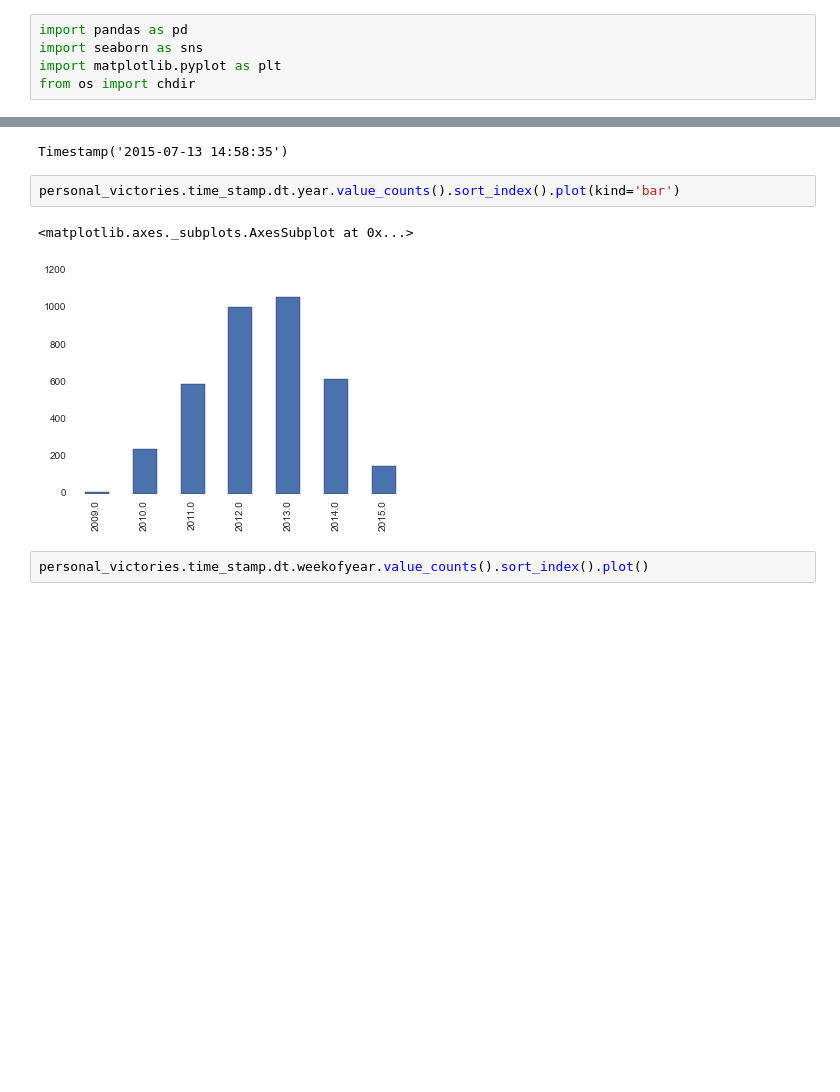
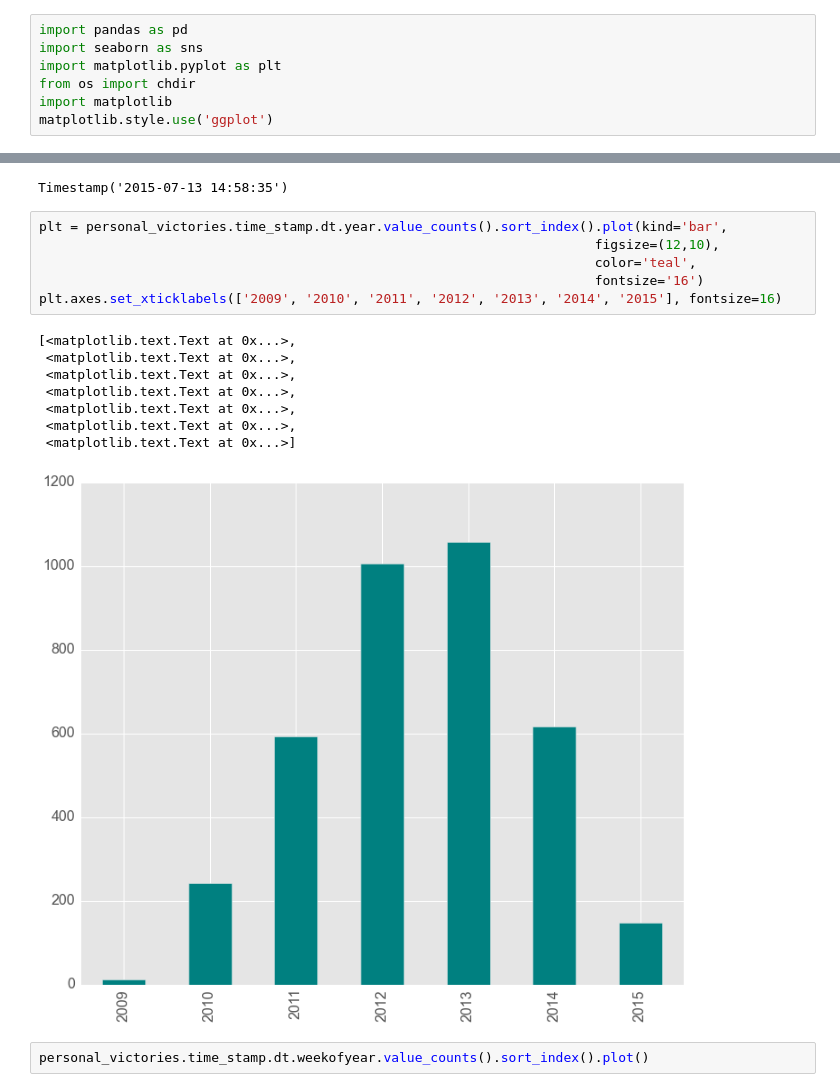
Before and after one commit to aegorenkov/DAT7project, a Jupyter notebook: exploration.ipynb, the cells around one changed output, grey strips where cells are left out. Drawn from its saved outputs; the diff is of its cells as text; blank space fills up the shorter version.

```diff
--- a/exploration.ipynb
+++ b/exploration.ipynb
@@ -3,6 +3,8 @@ import pandas as pd
 import seaborn as sns
 import matplotlib.pyplot as plt
 from os import chdir
+import matplotlib
+matplotlib.style.use('ggplot')
 # %%
 %matplotlib inline
 # %%
@@ -74,11 +76,21 @@ Timestamp('2009-11-07 00:01:27')
 personal_victories.time_stamp.max()
 # %% [output]
 Timestamp('2015-07-13 14:58:35')
-# %%
-personal_victories.time_stamp.dt.year.value_counts().sort_index().plot(kind='bar')
-# %% [output]
-<matplotlib.axes._subplots.AxesSubplot at 0x...>
-[figure, removed]
+# %%
+plt = personal_victories.time_stamp.dt.year.value_counts().sort_index().plot(kind='bar',
+                                                                       figsize=(12,10),
+                                                                       color='teal',
+                                                                       fontsize='16')
+plt.axes.set_xticklabels(['2009', '2010', '2011', '2012', '2013', '2014', '2015'], fontsize=16)
+# %% [output]
+[<matplotlib.text.Text at 0x...>,
+ <matplotlib.text.Text at 0x...>,
+ <matplotlib.text.Text at 0x...>,
+ <matplotlib.text.Text at 0x...>,
+ <matplotlib.text.Text at 0x...>,
+ <matplotlib.text.Text at 0x...>,
+ <matplotlib.text.Text at 0x...>]
+[figure, added]
 # %%
 personal_victories.time_stamp.dt.weekofyear.value_counts().sort_index().plot()
 # %% [output]
```
Also changed, not shown: parts of 4 cells of this notebook, 6 other files.
